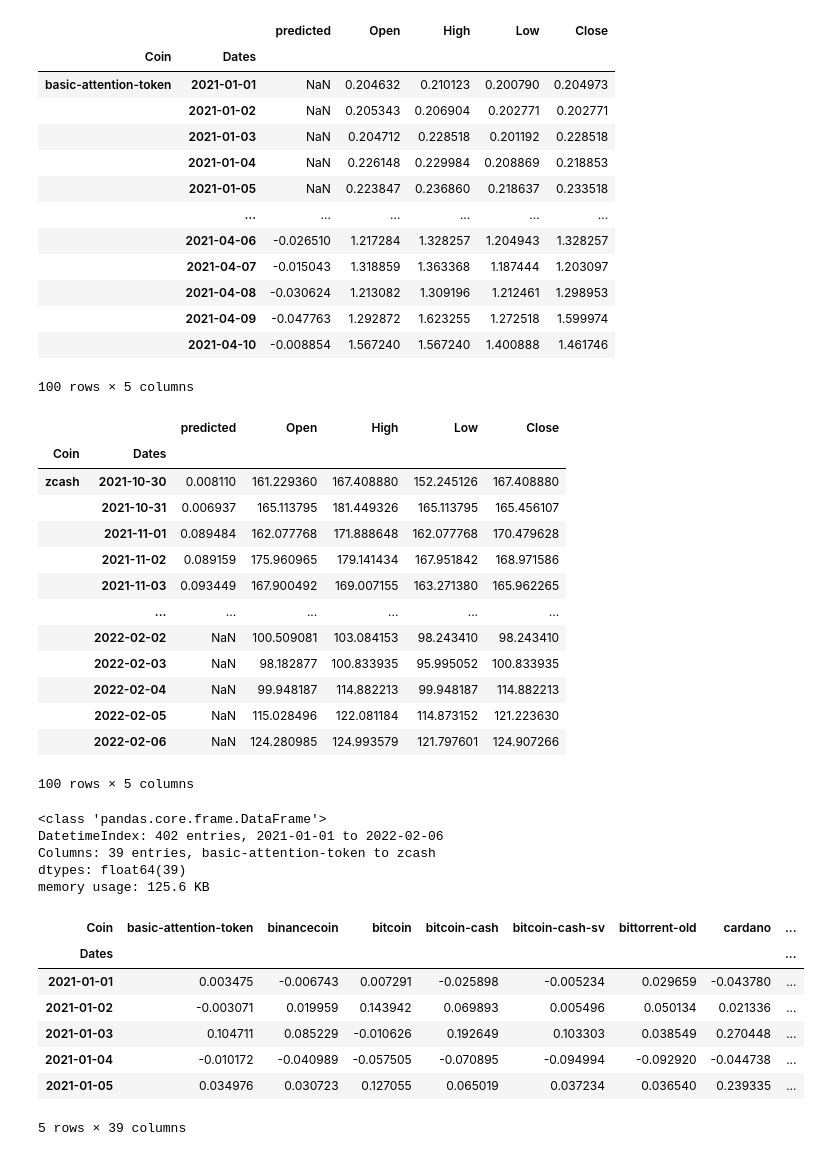
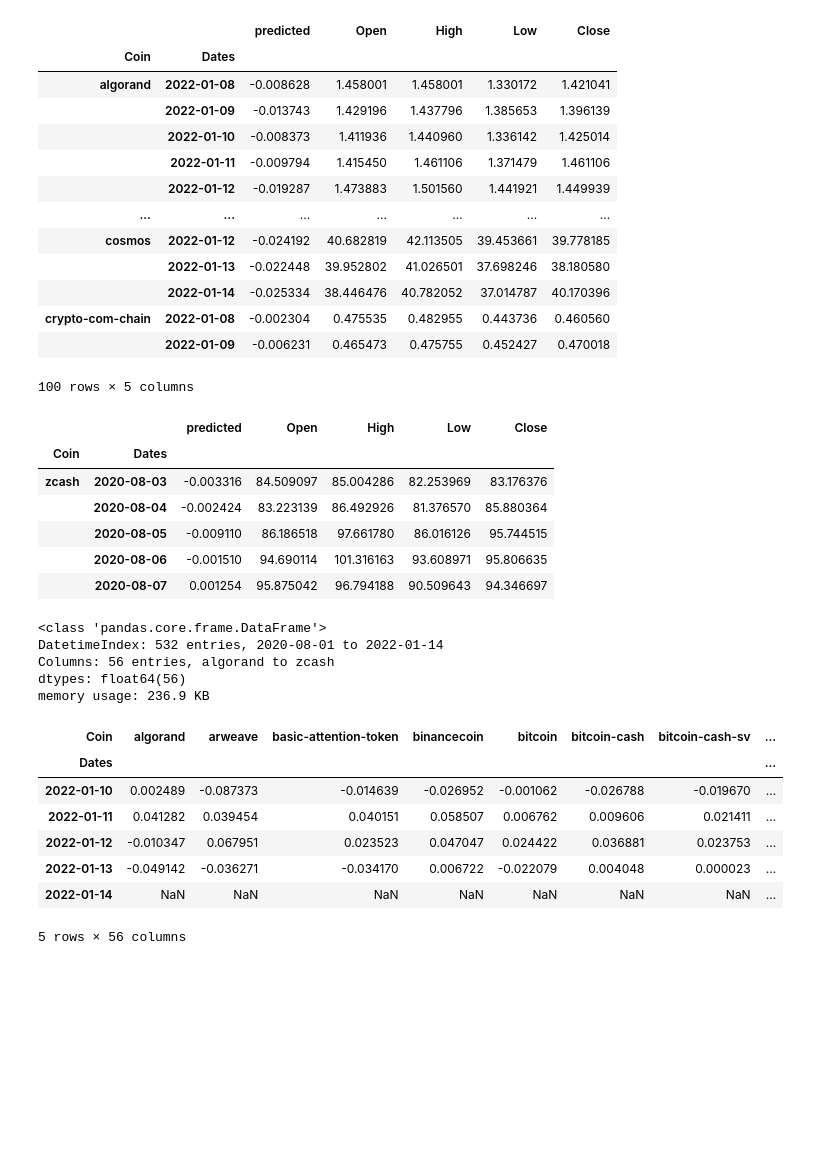
Before and after one commit to carlos-carlos/ML-Class-capstone-project, a Jupyter notebook: Step8_Backtest.ipynb, the cells around one changed output. Cells and saved outputs as stored; diff of their text form; code cells hidden in the pictures; blank space fills up the shorter version.

```diff
--- a/Step8_Backtest.ipynb
+++ b/Step8_Backtest.ipynb
@@ -20,7 +20,7 @@ bench_dataDir = 'DATA/COINHISTDATA/'
 
 
 # Time
-START = 2021
+START = 2020
 END = 2022
 
 
@@ -160,12 +153,14 @@ def get_backtest_data(predictions, prices):
     predictions = predictions.loc[predictions.alpha == best_alpha, ['predicted']]
 
     print(predictions.head())
+    print(predictions.tail())
+
     print('-----------------')
     prices = prices.sort_index()
     print(prices.head())
-    #prices['predicted'] = predictions['predicted']
-    #mdf = prices
-    mdf = predictions.join(prices, how='right')
+
+    mdf = predictions.join(prices)
+
 
     return mdf
 
@@ -197,43 +192,36 @@ data.head(100)
 # %% [output]
 |  |  | predicted | Open | High | Low | Close |
 | Coin | Dates |  |  |  |  |  |
-| basic-attention-token | 2021-01-01 | NaN | 0.204632 | 0.210123 | 0.200790 | 0.204973 |
-|  | 2021-01-02 | NaN | 0.205343 | 0.206904 | 0.202771 | 0.202771 |
-|  | 2021-01-03 | NaN | 0.204712 | 0.228518 | 0.201192 | 0.228518 |
-|  | 2021-01-04 | NaN | 0.226148 | 0.229984 | 0.208869 | 0.218853 |
-|  | 2021-01-05 | NaN | 0.223847 | 0.236860 | 0.218637 | 0.233518 |
-|  | ... | ... | ... | ... | ... | ... |
-|  | 2021-04-06 | -0.026510 | 1.217284 | 1.328257 | 1.204943 | 1.328257 |
-|  | 2021-04-07 | -0.015043 | 1.318859 | 1.363368 | 1.187444 | 1.203097 |
-|  | 2021-04-08 | -0.030624 | 1.213082 | 1.309196 | 1.212461 | 1.298953 |
-|  | 2021-04-09 | -0.047763 | 1.292872 | 1.623255 | 1.272518 | 1.599974 |
-|  | 2021-04-10 | -0.008854 | 1.567240 | 1.567240 | 1.400888 | 1.461746 |
+| algorand | 2022-01-08 | -0.008628 | 1.458001 | 1.458001 | 1.330172 | 1.421041 |
+|  | 2022-01-09 | -0.013743 | 1.429196 | 1.437796 | 1.385653 | 1.396139 |
+|  | 2022-01-10 | -0.008373 | 1.411936 | 1.440960 | 1.336142 | 1.425014 |
+|  | 2022-01-11 | -0.009794 | 1.415450 | 1.461106 | 1.371479 | 1.461106 |
+|  | 2022-01-12 | -0.019287 | 1.473883 | 1.501560 | 1.441921 | 1.449939 |
+| ... | ... | ... | ... | ... | ... | ... |
+| cosmos | 2022-01-12 | -0.024192 | 40.682819 | 42.113505 | 39.453661 | 39.778185 |
+|  | 2022-01-13 | -0.022448 | 39.952802 | 41.026501 | 37.698246 | 38.180580 |
+|  | 2022-01-14 | -0.025334 | 38.446476 | 40.782052 | 37.014787 | 40.170396 |
+| crypto-com-chain | 2022-01-08 | -0.002304 | 0.475535 | 0.482955 | 0.443736 | 0.460560 |
+|  | 2022-01-09 | -0.006231 | 0.465473 | 0.475755 | 0.452427 | 0.470018 |
 100 rows × 5 columns
 # %%
 #data = data.swaplevel()
-data.tail(100)
+data.tail()
 # %% [output]
 |  |  | predicted | Open | High | Low | Close |
 | Coin | Dates |  |  |  |  |  |
-| zcash | 2021-10-30 | 0.008110 | 161.229360 | 167.408880 | 152.245126 | 167.408880 |
-|  | 2021-10-31 | 0.006937 | 165.113795 | 181.449326 | 165.113795 | 165.456107 |
-|  | 2021-11-01 | 0.089484 | 162.077768 | 171.888648 | 162.077768 | 170.479628 |
-|  | 2021-11-02 | 0.089159 | 175.960965 | 179.141434 | 167.951842 | 168.971586 |
-|  | 2021-11-03 | 0.093449 | 167.900492 | 169.007155 | 163.271380 | 165.962265 |
-|  | ... | ... | ... | ... | ... | ... |
-|  | 2022-02-02 | NaN | 100.509081 | 103.084153 | 98.243410 | 98.243410 |
-|  | 2022-02-03 | NaN | 98.182877 | 100.833935 | 95.995052 | 100.833935 |
-|  | 2022-02-04 | NaN | 99.948187 | 114.882213 | 99.948187 | 114.882213 |
-|  | 2022-02-05 | NaN | 115.028496 | 122.081184 | 114.873152 | 121.223630 |
-|  | 2022-02-06 | NaN | 124.280985 | 124.993579 | 121.797601 | 124.907266 |
+| zcash | 2020-08-03 | -0.003316 | 84.509097 | 85.004286 | 82.253969 | 83.176376 |
+|  | 2020-08-04 | -0.002424 | 83.223139 | 86.492926 | 81.376570 | 85.880364 |
+|  | 2020-08-05 | -0.009110 | 86.186518 | 97.661780 | 86.016126 | 95.744515 |
+|  | 2020-08-06 | -0.001510 | 94.690114 | 101.316163 | 93.608971 | 95.806635 |
+|  | 2020-08-07 | 0.001254 | 95.875042 | 96.794188 | 90.509643 | 94.346697 |
-100 rows × 5 columns
 # %%
 # Daily returns for all the coins in the dataset for the target time period
 daily_returns = data.Open.unstack('Coin').sort_index().pct_change()
 daily_returns.info(verbose = False)
 # %% [output]
 <class 'pandas.core.frame.DataFrame'>
-DatetimeIndex: 402 entries, 2021-01-01 to 2022-02-06
-Columns: 39 entries, basic-attention-token to zcash
-dtypes: float64(39)
-memory usage: 125.6 KB
+DatetimeIndex: 532 entries, 2020-08-01 to 2022-01-14
+Columns: 56 entries, algorand to zcash
+dtypes: float64(56)
+memory usage: 236.9 KB
@@ -242,16 +228,16 @@ memory usage: 125.6 KB
 # %%
 # Compute forward returns
 fwd_returns = daily_returns.shift(-1)
-fwd_returns.head()
+fwd_returns.tail()
 # %% [output]
-| Coin | basic-attention-token | binancecoin | bitcoin | bitcoin-cash | bitcoin-cash-sv | bittorrent-old | cardano | ... |
+| Coin | algorand | arweave | basic-attention-token | binancecoin | bitcoin | bitcoin-cash | bitcoin-cash-sv | ... |
 | Dates |  |  |  |  |  |  |  | ... |
-| 2021-01-01 | 0.003475 | -0.006743 | 0.007291 | -0.025898 | -0.005234 | 0.029659 | -0.043780 | ... |
-| 2021-01-02 | -0.003071 | 0.019959 | 0.143942 | 0.069893 | 0.005496 | 0.050134 | 0.021336 | ... |
-| 2021-01-03 | 0.104711 | 0.085229 | -0.010626 | 0.192649 | 0.103303 | 0.038549 | 0.270448 | ... |
-| 2021-01-04 | -0.010172 | -0.040989 | -0.057505 | -0.070895 | -0.094994 | -0.092920 | -0.044738 | ... |
-| 2021-01-05 | 0.034976 | 0.030723 | 0.127055 | 0.065019 | 0.037234 | 0.036540 | 0.239335 | ... |
+| 2022-01-10 | 0.002489 | -0.087373 | -0.014639 | -0.026952 | -0.001062 | -0.026788 | -0.019670 | ... |
+| 2022-01-11 | 0.041282 | 0.039454 | 0.040151 | 0.058507 | 0.006762 | 0.009606 | 0.021411 | ... |
+| 2022-01-12 | -0.010347 | 0.067951 | 0.023523 | 0.047047 | 0.024422 | 0.036881 | 0.023753 | ... |
+| 2022-01-13 | -0.049142 | -0.036271 | -0.034170 | 0.006722 | -0.022079 | 0.004048 | 0.000023 | ... |
+| 2022-01-14 | NaN | NaN | NaN | NaN | NaN | NaN | NaN | ... |
-5 rows × 39 columns
+5 rows × 56 columns
 # %%
 # Isolate the predictions
 predictions = data.predicted.unstack('Coin')
```
Also changed, not shown: parts of 17 cells of this notebook.
